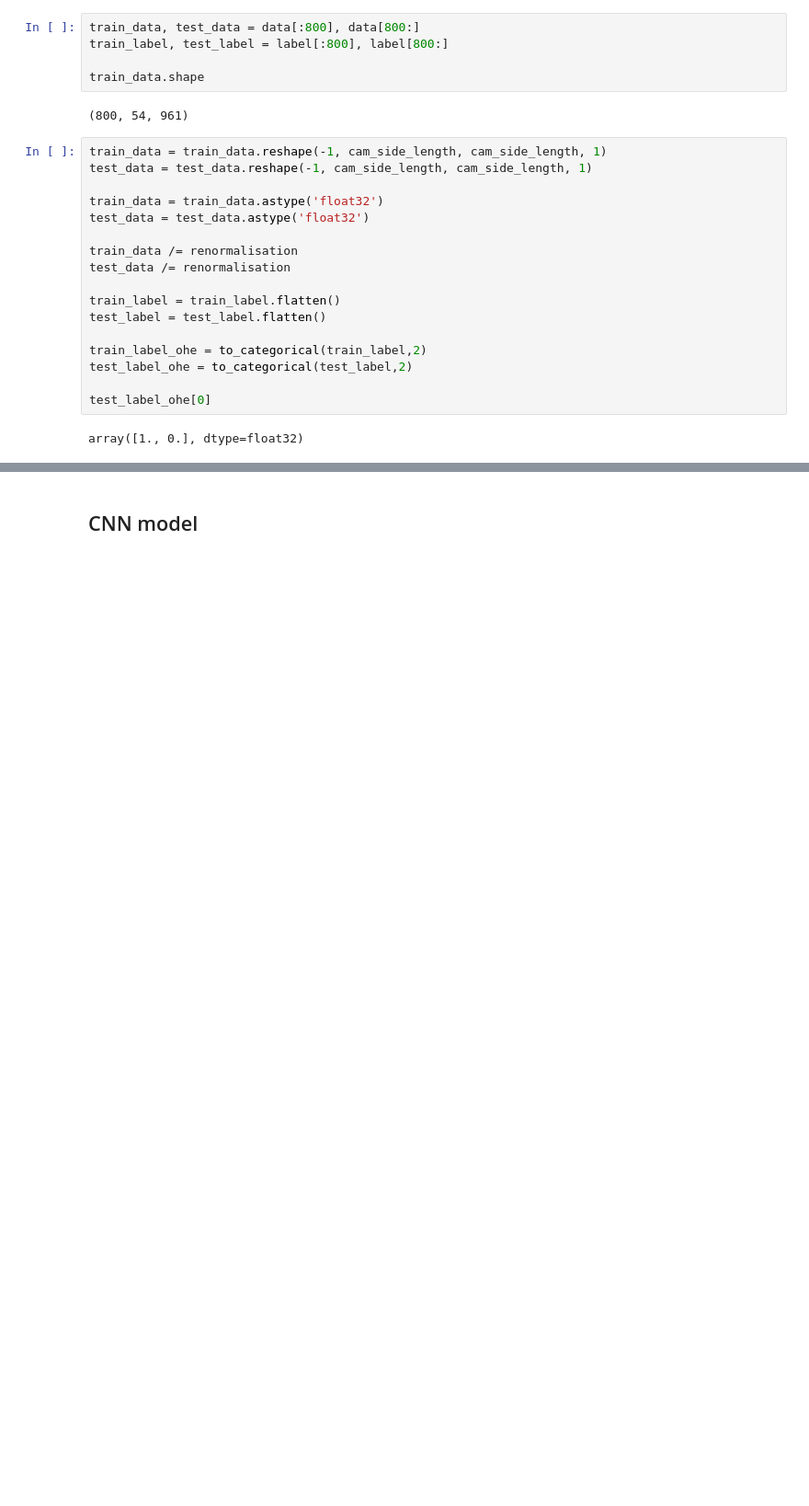
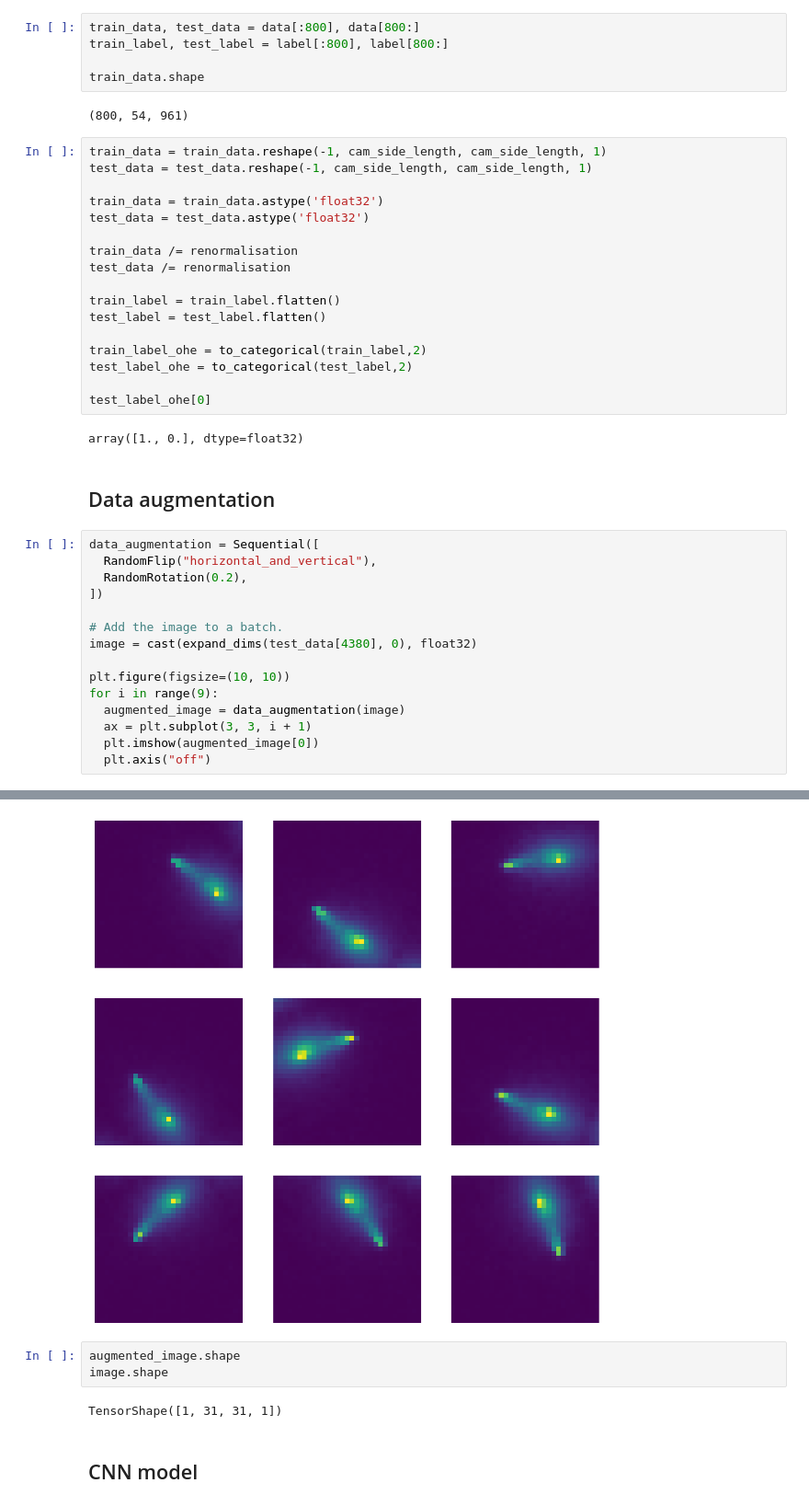
Before and after one commit to chiappo98/blinded_cameras, a Jupyter notebook: supervised_cnn.ipynb, the cells around one changed output, grey strips where cells are left out. Shown at 92% size. Drawn from its saved outputs; the diff is of its cells as text; blank space fills up the shorter version.

```diff
--- a/supervised_cnn.ipynb
+++ b/supervised_cnn.ipynb
@@ -79,3 +81,21 @@ test_label_ohe = to_categorical(test_label,2)
 test_label_ohe[0]
 # %% [output]
 array([1., 0.], dtype=float32)
+# %% [markdown]
+## Data augmentation
+# %%
+data_augmentation = Sequential([
+  RandomFlip("horizontal_and_vertical"),
+  RandomRotation(0.2),
+])
+
+# Add the image to a batch.
+image = cast(expand_dims(test_data[4380], 0), float32)
+
+plt.figure(figsize=(10, 10))
+for i in range(9):
+  augmented_image = data_augmentation(image)
+  ax = plt.subplot(3, 3, i + 1)
+  plt.imshow(augmented_image[0])
+  plt.axis("off")
+# %% [output]
@@ -82,3 +119,9 @@ array([1., 0.], dtype=float32)
+[figure, added]
+# %%
+augmented_image.shape
+image.shape
+# %% [output]
+TensorShape([1, 31, 31, 1])
 # %% [markdown]
 ## CNN model
 # %%
```
Also changed, not shown: parts of 8 cells of this notebook.
